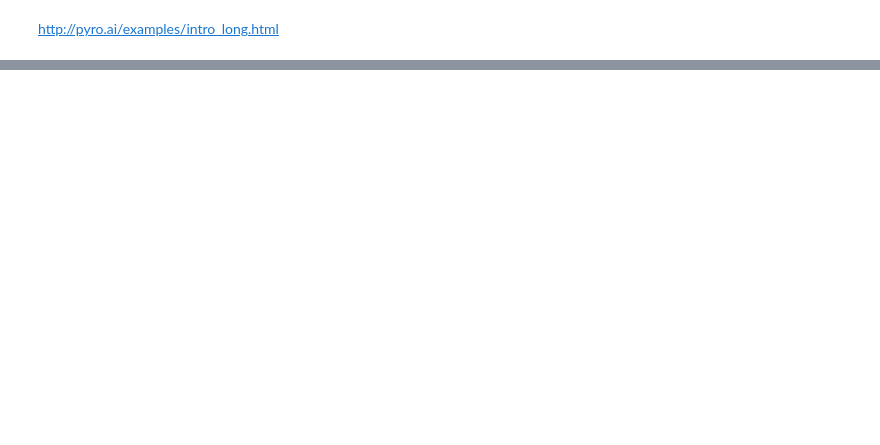
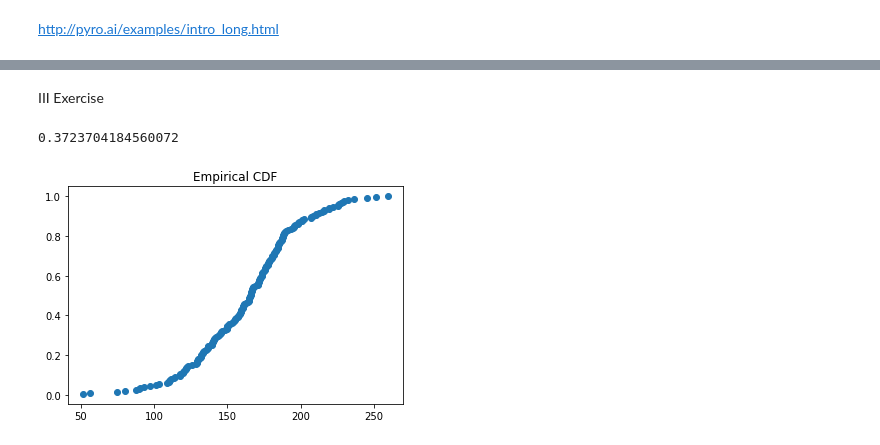
Before and after one commit to ImolaFodor/probabilistic-ML, a Jupyter notebook: HW02_pyro.ipynb, the cells around one changed output, grey strips where cells are left out. Drawn from its saved outputs; the diff is of its cells as text; code cells hidden in the pictures; blank space fills up the shorter version.

```diff
--- a/HW02_pyro.ipynb
+++ b/HW02_pyro.ipynb
@@ -64,0 +60,8 @@ tensor([0.6321])
+# %% [markdown]
+III Exercise
+# %%
+normal = dist.Normal(166, 36)
+ecdf(normal, 155, 200)
+# %% [output]
+0.3723704184560072
+[figure, added]
```
Also changed, not shown: parts of 9 cells of this notebook.
